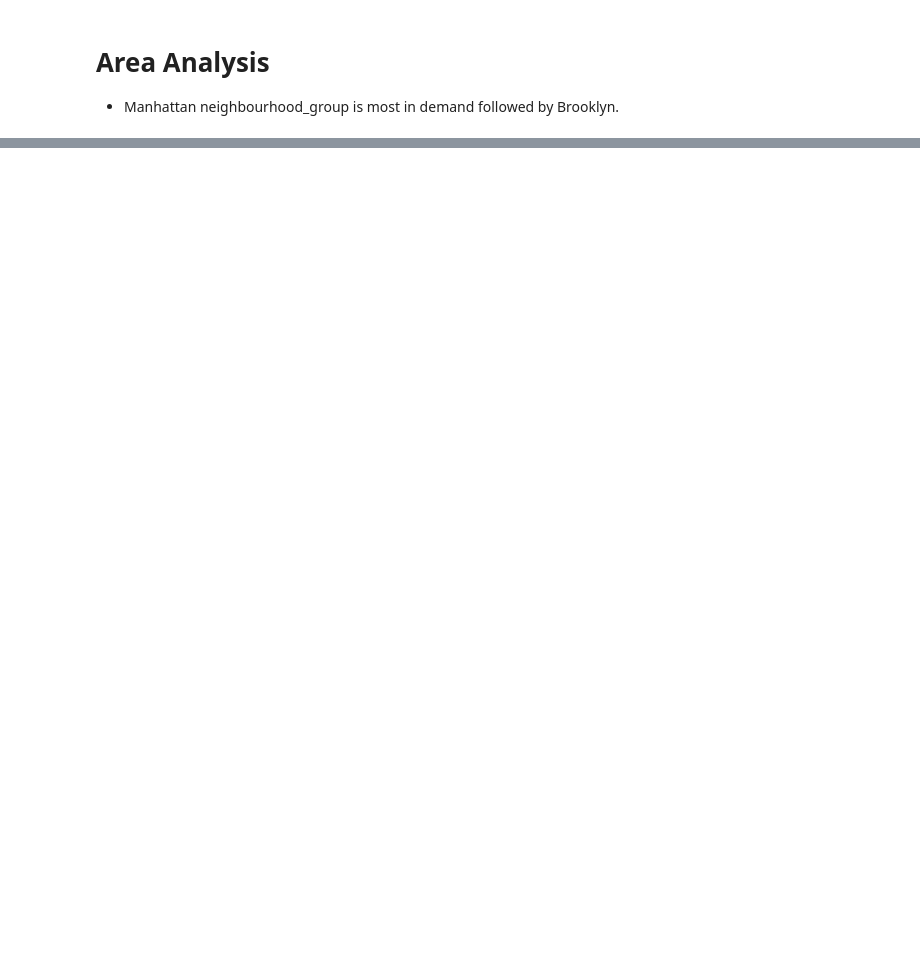
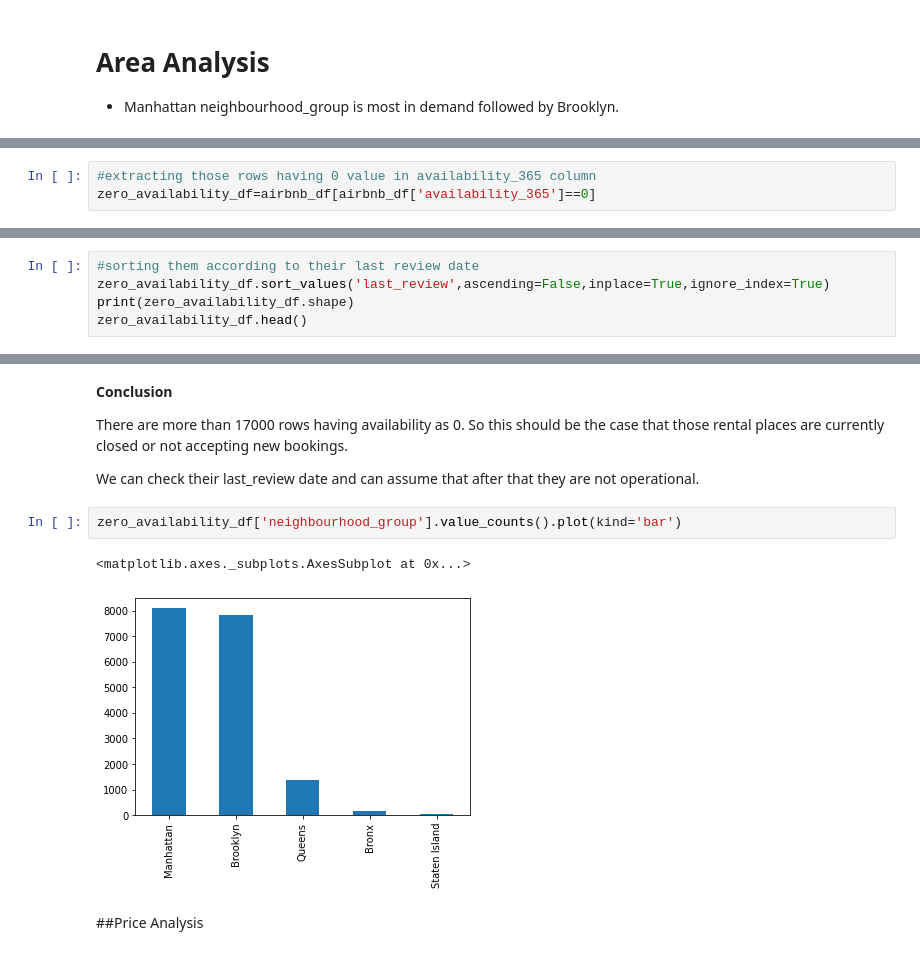
Before and after one commit to BhanuPShahi/Airbnb-Bookings-Analysis, a Jupyter notebook: Bhanu_Pratap_Shahi_24_02_2021_[ABTN0101]_AirBnB_Bookings_Analysis.ipynb, the cells around one changed output, grey strips where cells are left out. Drawn from its saved outputs; the diff is of its cells as text; blank space fills up the shorter version.

```diff
--- a/Bhanu_Pratap_Shahi_24_02_2021_[ABTN0101]_AirBnB_Bookings_Analysis.ipynb
+++ b/Bhanu_Pratap_Shahi_24_02_2021_[ABTN0101]_AirBnB_Bookings_Analysis.ipynb
@@ -131,0 +162,3 @@ host_df.shape
+# %%
+#extracting those rows having 0 value in availability_365 column
+zero_availability_df=airbnb_df[airbnb_df['availability_365']==0]
@@ -131,0 +171,5 @@ host_df.shape
+# %%
+#sorting them according to their last review date
+zero_availability_df.sort_values('last_review',ascending=False,inplace=True,ignore_index=True)
+print(zero_availability_df.shape)
+zero_availability_df.head()
@@ -131,0 +187,14 @@ host_df.shape
+# %% [markdown]
+**Conclusion**
+
+There are more than 17000 rows having availability as 0.
+So this should be the case that those rental places are currently closed or not accepting new bookings.
+
+We can check their last_review date and can assume that after that they are not operational.
+# %%
+zero_availability_df['neighbourhood_group'].value_counts().plot(kind='bar')
+# %% [output]
+<matplotlib.axes._subplots.AxesSubplot at 0x...>
+[figure, added]
+# %% [markdown]
+##Price Analysis
```
Also changed, not shown: parts of 28 cells of this notebook.
